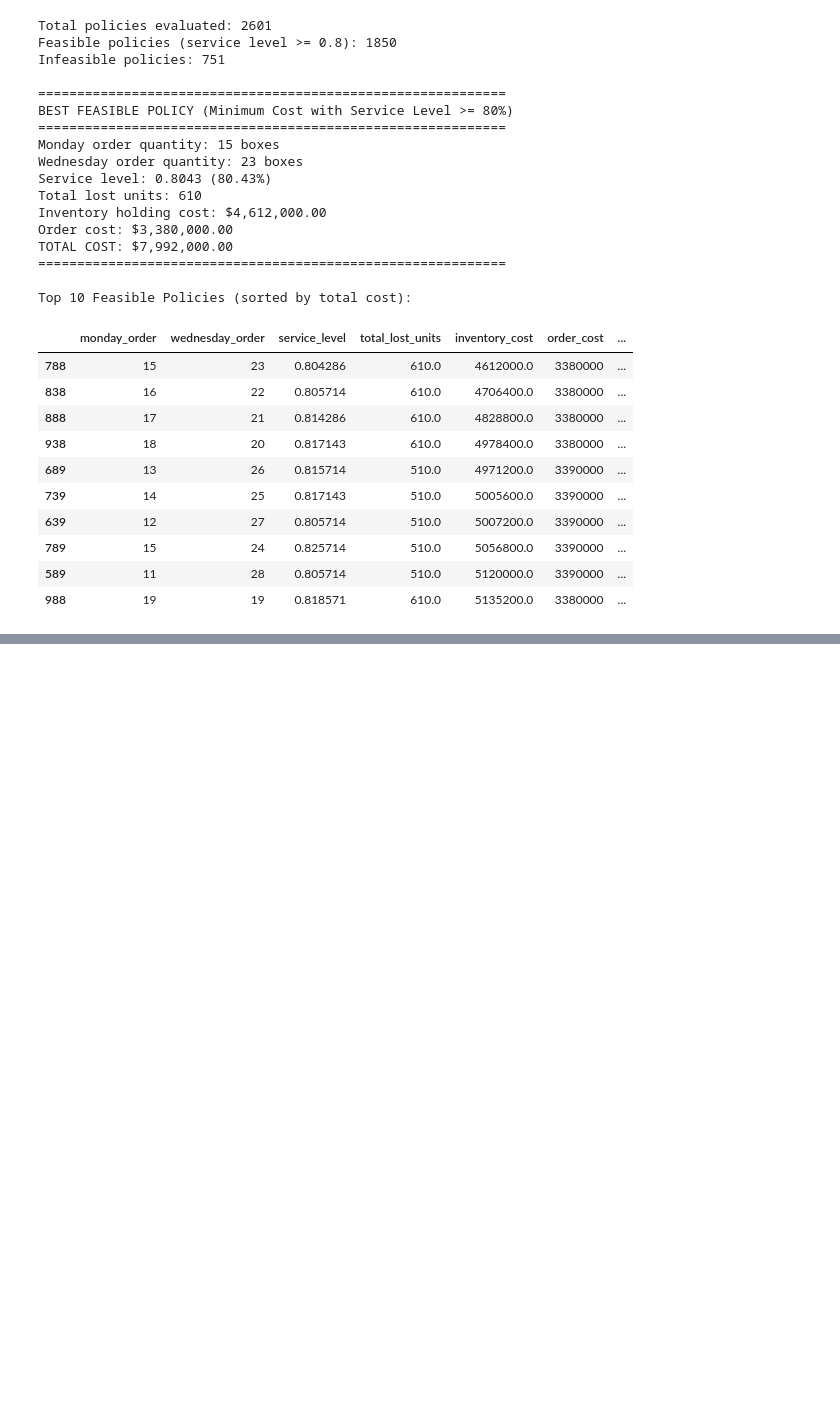
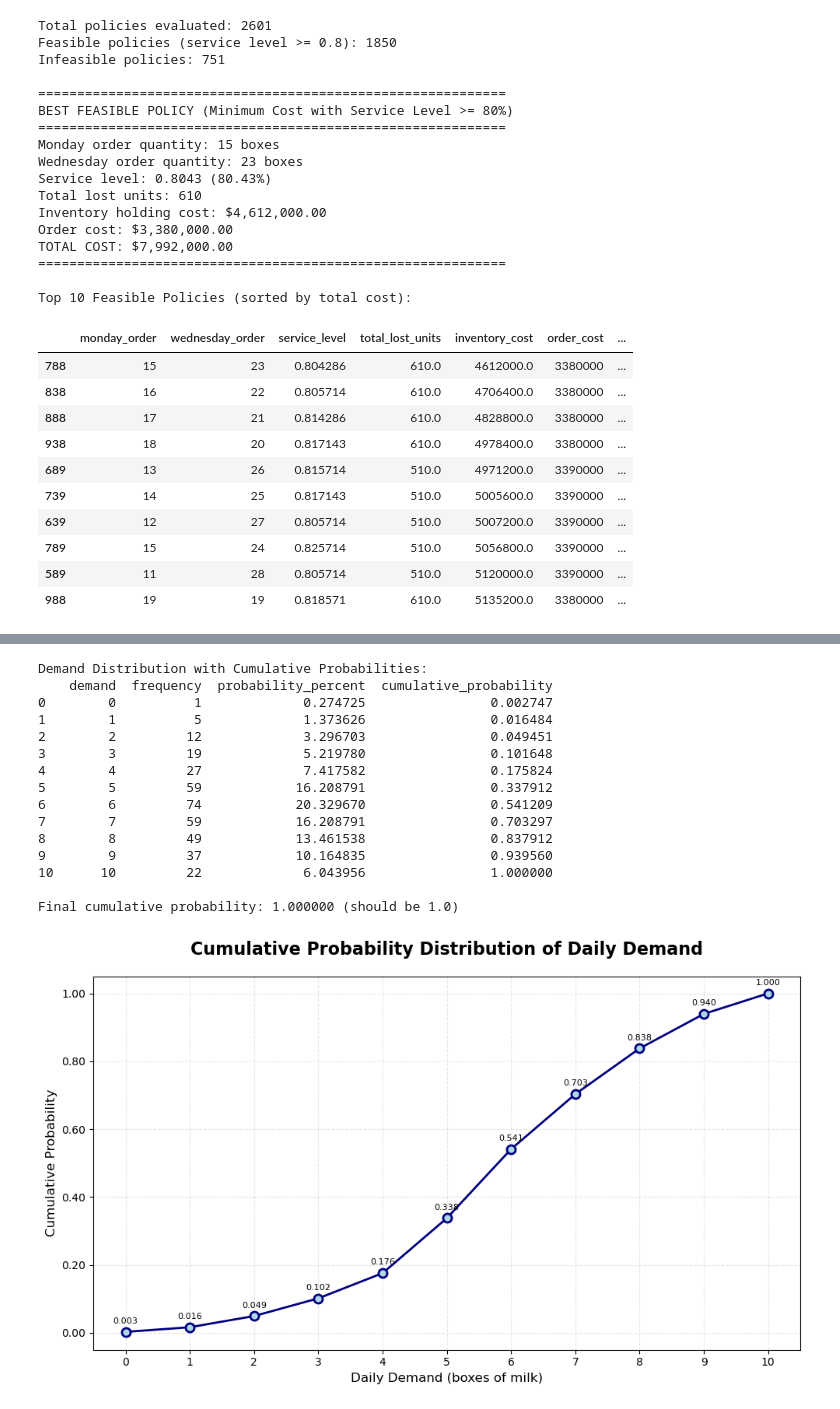
Before and after one commit to evinracher/3010192-advanced-simulation, a Jupyter notebook: assignments/assignments2-montecarlo.ipynb, the cells around one changed output, grey strips where cells are left out. Saved outputs shown, nothing was run; the diff lists cells and outputs as text; code cells hidden in the pictures; blank space fills up the shorter version.

```diff
--- a/assignments/assignments2-montecarlo.ipynb
+++ b/assignments/assignments2-montecarlo.ipynb
@@ -427,0 +539,74 @@ Top 10 Feasible Policies (sorted by total cost):
+# %%
+# Compute and visualize cumulative probability distribution
+
+# Step 1: Convert percentages back to probabilities (0 to 1 scale) for cumulative calculation
+probabilities_decimal = [p / 100 for p in probabilities_percent]
+
+# Step 2: Calculate cumulative probabilities
+cumulative_probs = []
+cumsum = 0
+for prob in probabilities_decimal:
+    cumsum += prob
+    cumulative_probs.append(cumsum)
+
+# Step 3: Add cumulative probability column to the DataFrame
+demand_distribution['cumulative_probability'] = cumulative_probs
+
+# Step 4: Display the updated distribution table
+print("Demand Distribution with Cumulative Probabilities:")
+print(demand_distribution)
+print(f"\nFinal cumulative probability: {cumulative_probs[-1]:.6f} (should be 1.0)")
+
+# Step 5: Plot the cumulative probability distribution
+plt.figure(figsize=(10, 6))
+
+# Create line chart with markers
+# X-axis: demand (number of boxes per day)
+# Y-axis: cumulative probability
+plt.plot(demand_values, cumulative_probs, color='navy', linewidth=2,
+         marker='o', markersize=8, markerfacecolor='lightblue',
+         markeredgecolor='navy', markeredgewidth=2)
+
+# Add title and axis labels
+plt.title('Cumulative Probability Distribution of Daily Demand',
+          fontsize=16, fontweight='bold', pad=20)
+plt.xlabel('Daily Demand (boxes of milk)', fontsize=12)
+plt.ylabel('Cumulative Probability', fontsize=12)
+
+# Add grid lines for better readability
+plt.grid(True, alpha=0.3, linestyle='--')
+
+# Ensure x-axis shows all demand values
+plt.xticks(demand_values)
+
+# Format y-axis to show probabilities from 0 to 1
+plt.ylim(-0.05, 1.05)
+plt.gca().yaxis.set_major_formatter(plt.FuncFormatter(lambda y, _: f'{y:.2f}'))
+
+# Add value labels on each point
+for demand, cum_prob in zip(demand_values, cumulative_probs):
+    plt.text(demand, cum_prob + 0.02, f'{cum_prob:.3f}',
+             ha='center', va='bottom', fontsize=8)
+
+# Adjust layout to prevent label cutoff
+plt.tight_layout()
+
+# Display the plot
+plt.show()
+# %% [output]
+Demand Distribution with Cumulative Probabilities:
+    demand  frequency  probability_percent  cumulative_probability
+0        0          1             0.274725                0.002747
+1        1          5             1.373626                0.016484
+2        2         12             3.296703                0.049451
+3        3         19             5.219780                0.101648
+4        4         27             7.417582                0.175824
+5        5         59            16.208791                0.337912
+6        6         74            20.329670                0.541209
+7        7         59            16.208791                0.703297
+8        8         49            13.461538                0.837912
+9        9         37            10.164835                0.939560
+10      10         22             6.043956                1.000000
+
+Final cumulative probability: 1.000000 (should be 1.0)
+[figure, added]
```
Also changed, not shown: parts of 6 cells of this notebook.
